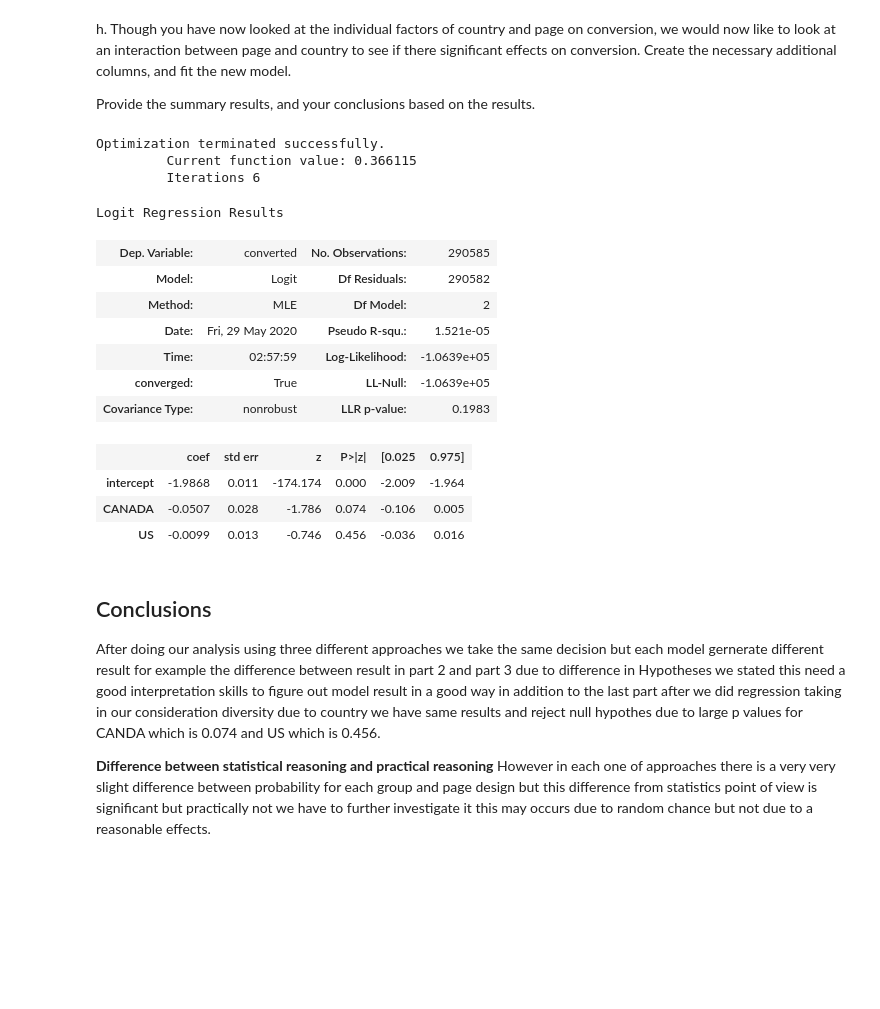
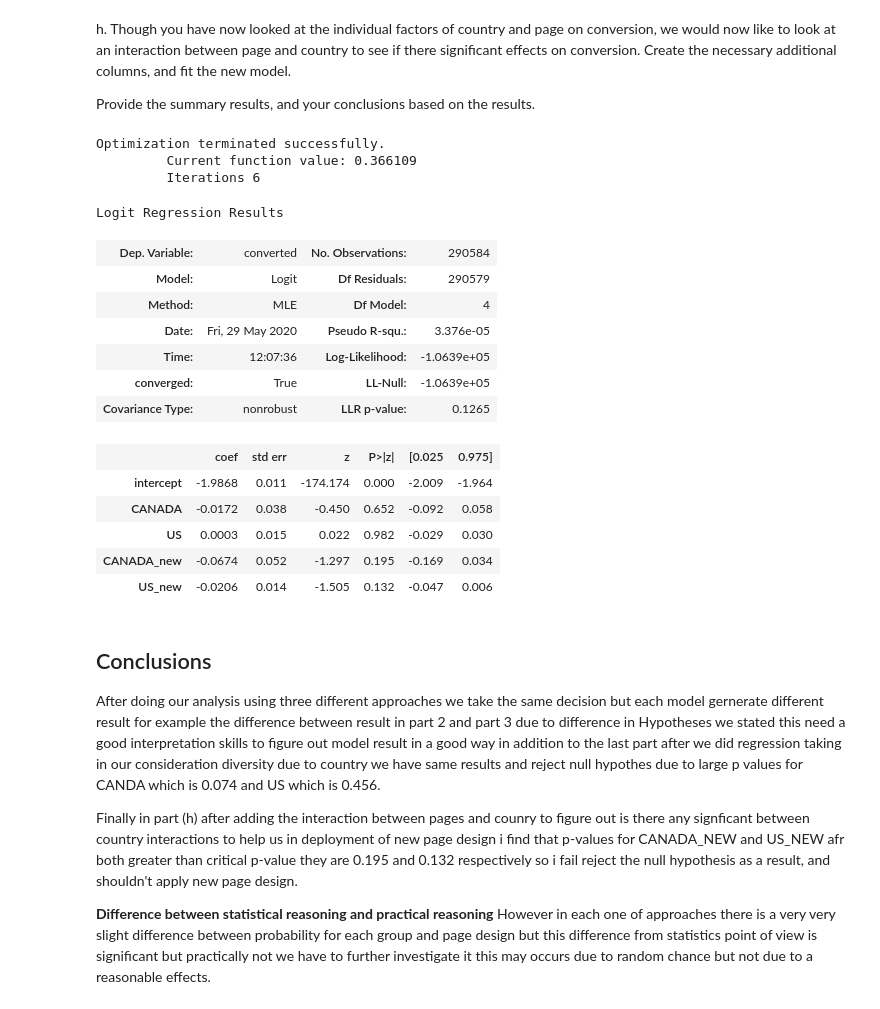
Before and after one commit to Mohamed-hanafy30/AB_testing_Udacity, a Jupyter notebook: Analyze_AB.ipynb, the cells around one changed output. Saved outputs shown, nothing was run; the diff lists cells and outputs as text; code cells hidden in the pictures; blank space fills up the shorter version.

```diff
--- a/Analyze_AB.ipynb
+++ b/Analyze_AB.ipynb
@@ -134,4 +134,4 @@ df2[df2['user_id'].duplicated(keep=False)]
 # %% [markdown]
 d. Remove **one** of the rows with a duplicate **user_id**, but keep your dataframe as **df2**.
 # %%
-df2 = df2.drop_duplicates(keep='first')
+df2 = df2.drop_duplicates('user_id', keep='first')
@@ -367,32 +394,38 @@ df_new[['CANADA','UK','US']]=pd.get_dummies(df_new['country'])
 h. Though you have now looked at the individual factors of country and page on conversion, we would now like to look at an interaction between page and country to see if there significant effects on conversion.  Create the necessary additional columns, and fit the new model.
 
 Provide the summary results, and your conclusions based on the results.
+# %%
+df_new['CANADA_new'] = df_new['CANADA'] * df_new['ab_page']
+df_new['US_new'] = df_new['US'] * df_new['ab_page']
 # %%
-### Fit Your Linear Model And Obtain the Results
-mod = sm.Logit(df_new['converted'], df_new[['intercept', 'CANADA', 'US']])
-results = mod.fit()
+third_model = sm.Logit(df_new['converted'], df_new[['intercept','CANADA', 'US', 'CANADA_new', 'US_new']])
+results=third_model.fit()
 results.summary()
 # %% [output]
 Optimization terminated successfully.
-         Current function value: 0.366115
+         Current function value: 0.366109
          Iterations 6
 Logit Regression Results
-| Dep. Variable: | converted | No. Observations: | 290585 |
-| Model: | Logit | Df Residuals: | 290582 |
-| Method: | MLE | Df Model: | 2 |
-| Date: | Fri, 29 May 2020 | Pseudo R-squ.: | 1.521e-05 |
-| Time: | 02:57:59 | Log-Likelihood: | -1.0639e+05 |
+| Dep. Variable: | converted | No. Observations: | 290584 |
+| Model: | Logit | Df Residuals: | 290579 |
+| Method: | MLE | Df Model: | 4 |
+| Date: | Fri, 29 May 2020 | Pseudo R-squ.: | 3.376e-05 |
+| Time: | 12:07:36 | Log-Likelihood: | -1.0639e+05 |
 | converged: | True | LL-Null: | -1.0639e+05 |
-| Covariance Type: | nonrobust | LLR p-value: | 0.1983 |
+| Covariance Type: | nonrobust | LLR p-value: | 0.1265 |
 |  | coef | std err | z | P>|z| | [0.025 | 0.975] |
 | intercept | -1.9868 | 0.011 | -174.174 | 0.000 | -2.009 | -1.964 |
-| CANADA | -0.0507 | 0.028 | -1.786 | 0.074 | -0.106 | 0.005 |
-| US | -0.0099 | 0.013 | -0.746 | 0.456 | -0.036 | 0.016 |
+| CANADA | -0.0172 | 0.038 | -0.450 | 0.652 | -0.092 | 0.058 |
+| US | 0.0003 | 0.015 | 0.022 | 0.982 | -0.029 | 0.030 |
+| CANADA_new | -0.0674 | 0.052 | -1.297 | 0.195 | -0.169 | 0.034 |
+| US_new | -0.0206 | 0.014 | -1.505 | 0.132 | -0.047 | 0.006 |
 # %% [markdown]
 <a id='conclusions'></a>
 ## Conclusions
 
 After doing our analysis using three different approaches we take the same decision but each model gernerate different result for example the difference between result in part 2 and part 3 due to difference in Hypotheses we stated this need a good interpretation skills to figure out model result in a good way in addition to the last part after we did regression taking in our consideration diversity due to country we have same results and reject null hypothes due to large p values for CANDA which is 0.074 and US which is 0.456.
 
+Finally in part (h) after adding the interaction between pages and counry to figure out is there any signficant between country interactions to help us in deployment of new page design i find that p-values for CANADA_NEW and US_NEW afr both greater than critical p-value they are 0.195 and 0.132 respectively so i fail reject the null hypothesis as a result, and shouldn't apply new page design.
+
 **Difference between statistical reasoning and practical reasoning**
 However in each one of approaches there is a very very slight difference between probability for each group and page design but this difference from statistics point of view is significant but practically not we have to further investigate it this may occurs due to random chance but not due to a reasonable effects.
```
Also changed, not shown: parts of 14 cells of this notebook, 1 other file.
